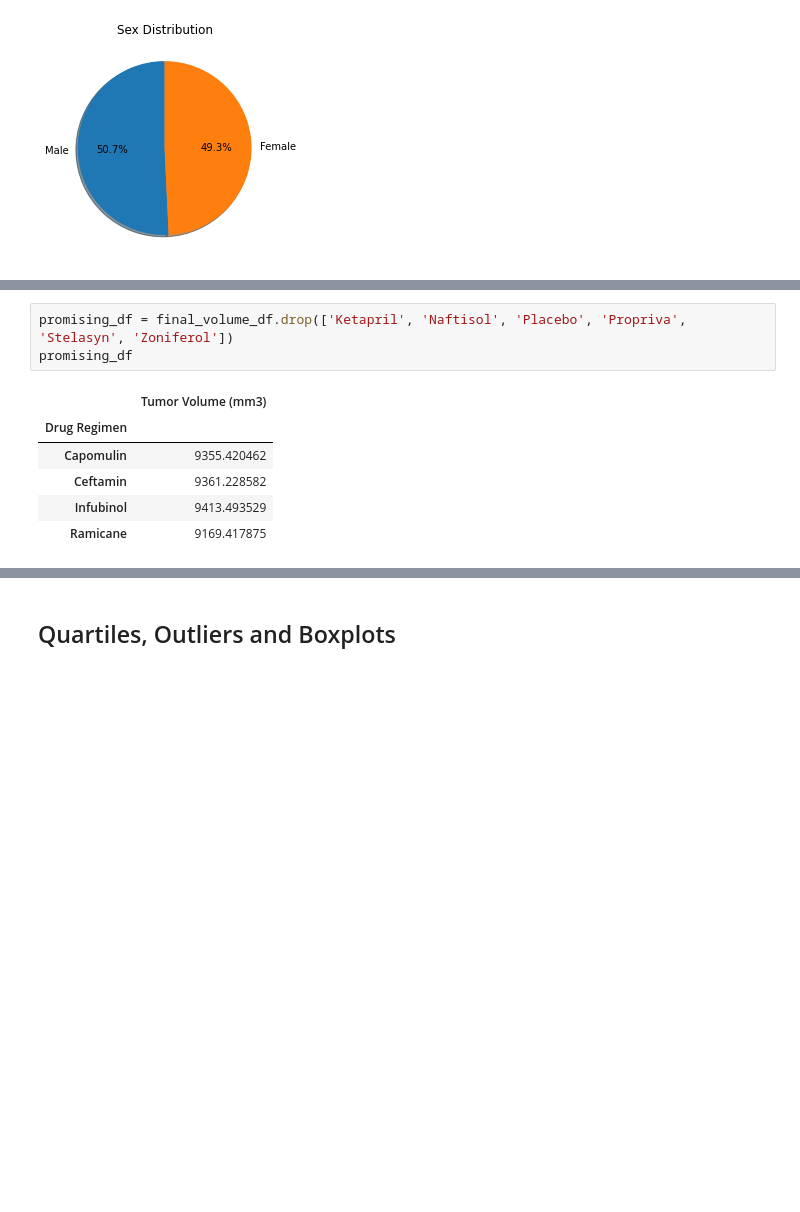
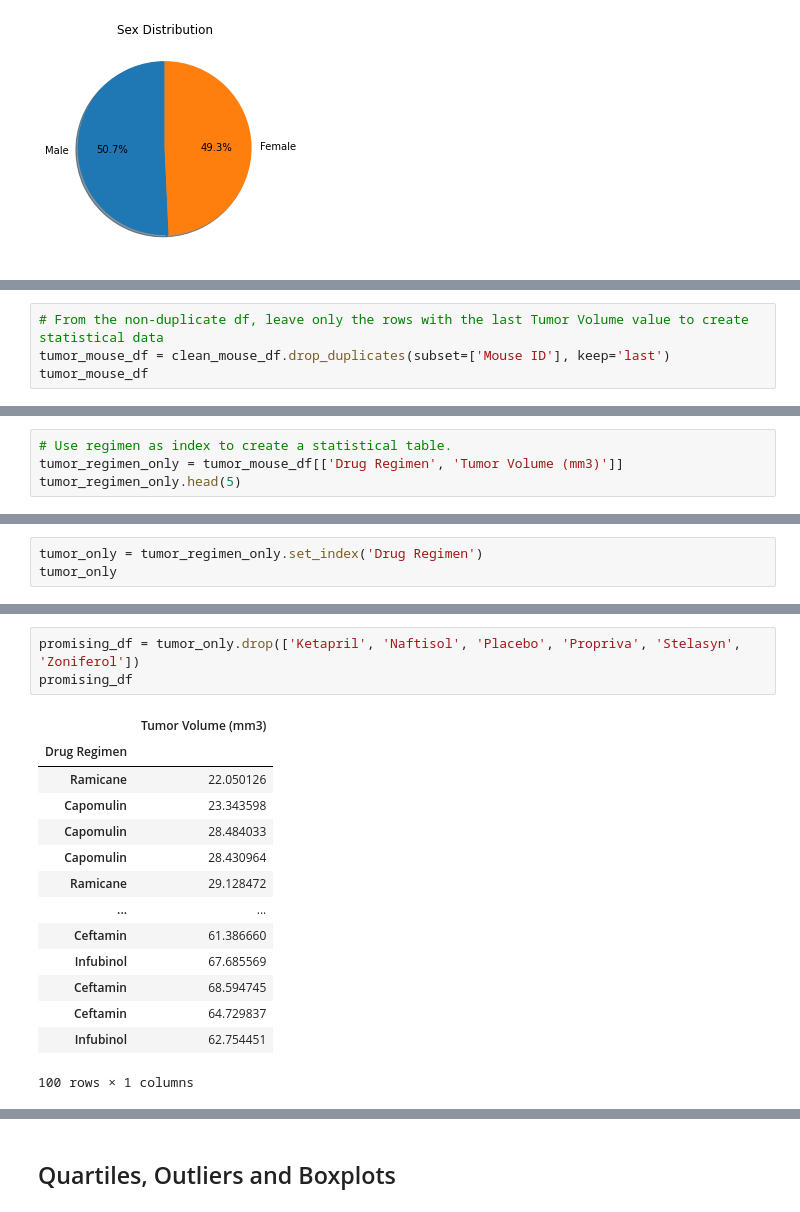
Before and after one commit to Navilongo/Pharmaceutical-Analysis-with-Python, a Jupyter notebook: pymaceuticals.ipynb, the cells around one changed output, grey strips where cells are left out. Drawn from its saved outputs; the diff is of its cells as text; blank space fills up the shorter version.

Commit message:
Limited df to last tumor value then limited to drug regimen and tumor and finally created quartile conditions

```diff
--- a/pymaceuticals.ipynb
+++ b/pymaceuticals.ipynb
@@ -221,0 +191,4 @@ final_volume_df
+# %%
+# From the non-duplicate df, leave only the rows with the last Tumor Volume value to create statistical data
+tumor_mouse_df = clean_mouse_df.drop_duplicates(subset=['Mouse ID'], keep='last')
+tumor_mouse_df
@@ -221,0 +209,4 @@ final_volume_df
+# %%
+# Use regimen as index to create a statistical table.
+tumor_regimen_only = tumor_mouse_df[['Drug Regimen', 'Tumor Volume (mm3)']]
+tumor_regimen_only.head(5)
@@ -221,0 +220,3 @@ final_volume_df
+# %%
+tumor_only = tumor_regimen_only.set_index('Drug Regimen')
+tumor_only
@@ -222,10 +238,18 @@ final_volume_df
 # %%
-promising_df = final_volume_df.drop(['Ketapril', 'Naftisol', 'Placebo', 'Propriva', 'Stelasyn', 'Zoniferol'])
+promising_df = tumor_only.drop(['Ketapril', 'Naftisol', 'Placebo', 'Propriva', 'Stelasyn', 'Zoniferol'])
 promising_df
 # %% [output]
 |  | Tumor Volume (mm3) |
 | Drug Regimen |  |
-| Capomulin | 9355.420462 |
-| Ceftamin | 9361.228582 |
-| Infubinol | 9413.493529 |
-| Ramicane | 9169.417875 |
+| Ramicane | 22.050126 |
+| Capomulin | 23.343598 |
+| Capomulin | 28.484033 |
+| Capomulin | 28.430964 |
+| Ramicane | 29.128472 |
+| ... | ... |
+| Ceftamin | 61.386660 |
+| Infubinol | 67.685569 |
+| Ceftamin | 68.594745 |
+| Ceftamin | 64.729837 |
+| Infubinol | 62.754451 |
+100 rows × 1 columns
```
Also changed, not shown: parts of 8 cells of this notebook.
